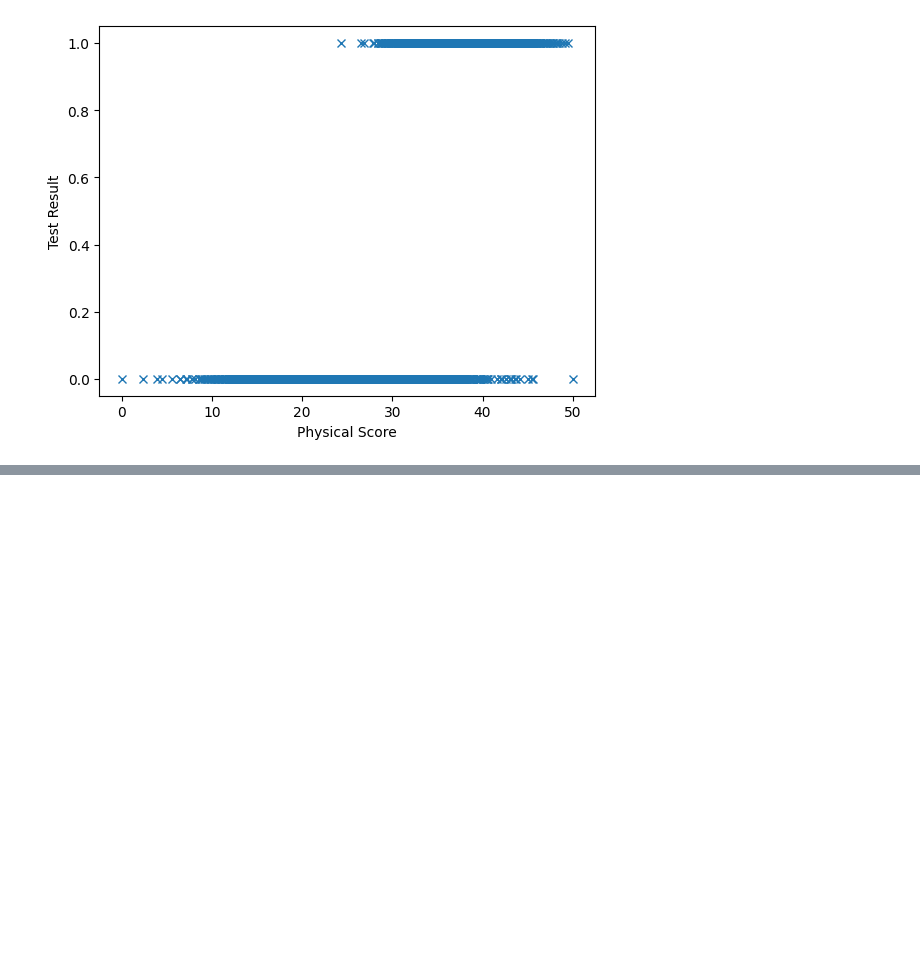
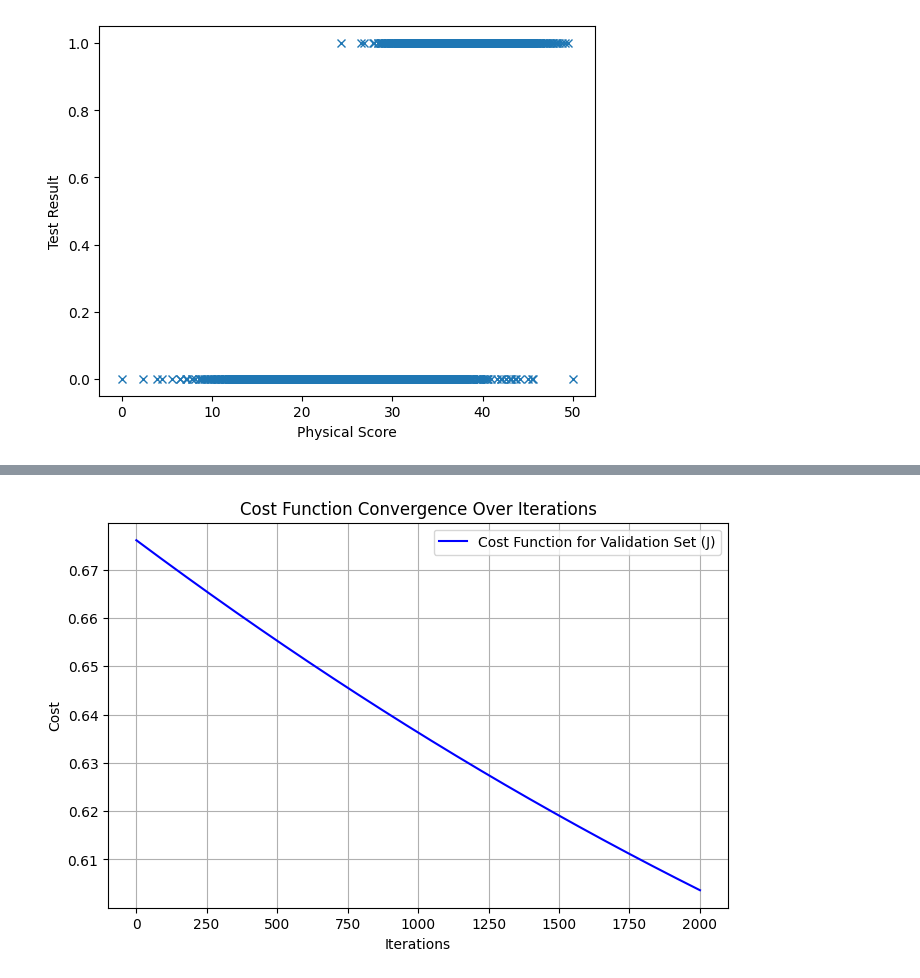
Before and after one commit to datapirate09/Logistic-Regression, a Jupyter notebook: Untitled.ipynb, the cells around one changed output, grey strips where cells are left out. Saved outputs shown, nothing was run; the diff lists cells and outputs as text; code cells hidden in the pictures; blank space fills up the shorter version.

```diff
--- a/Untitled.ipynb
+++ b/Untitled.ipynb
@@ -119,2 +122,14 @@ plt.show()
+# %%
+x_values = range(1, len(J_validation_history) + 1)
+plt.figure(figsize=(8, 5))
+plt.plot(x_values, J_validation_history, label="Cost Function for Validation Set (J)", color='b')
+plt.xlabel("Iterations")
+plt.ylabel("Cost")
+plt.title("Cost Function Convergence Over Iterations")
+plt.legend()
+plt.grid(True)
+plt.show()
+# %% [output]
+[figure, added]
 # %%
 from sklearn.metrics import accuracy_score
```
Also changed, not shown: parts of 9 cells of this notebook.
